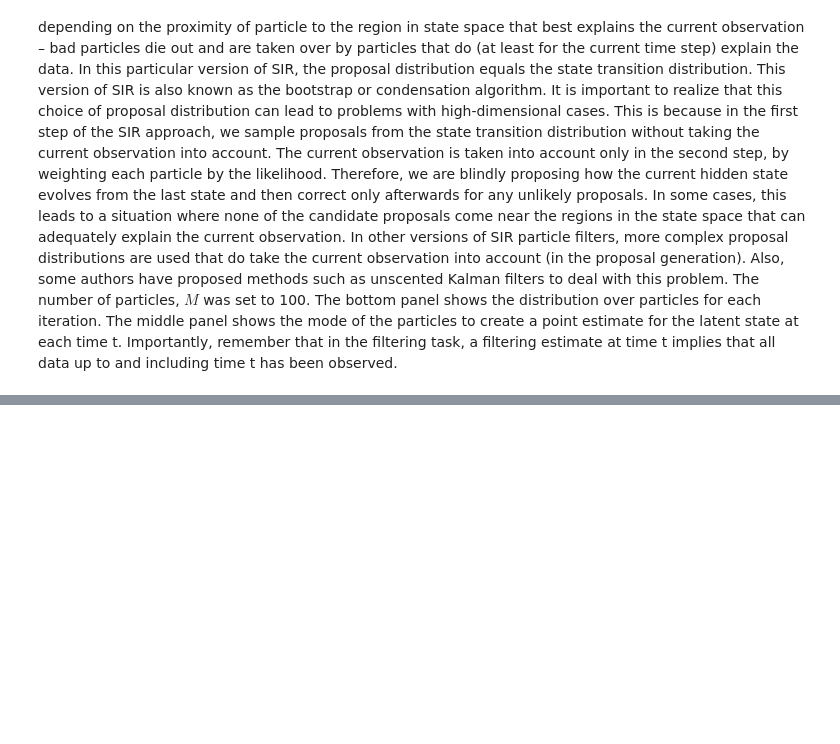
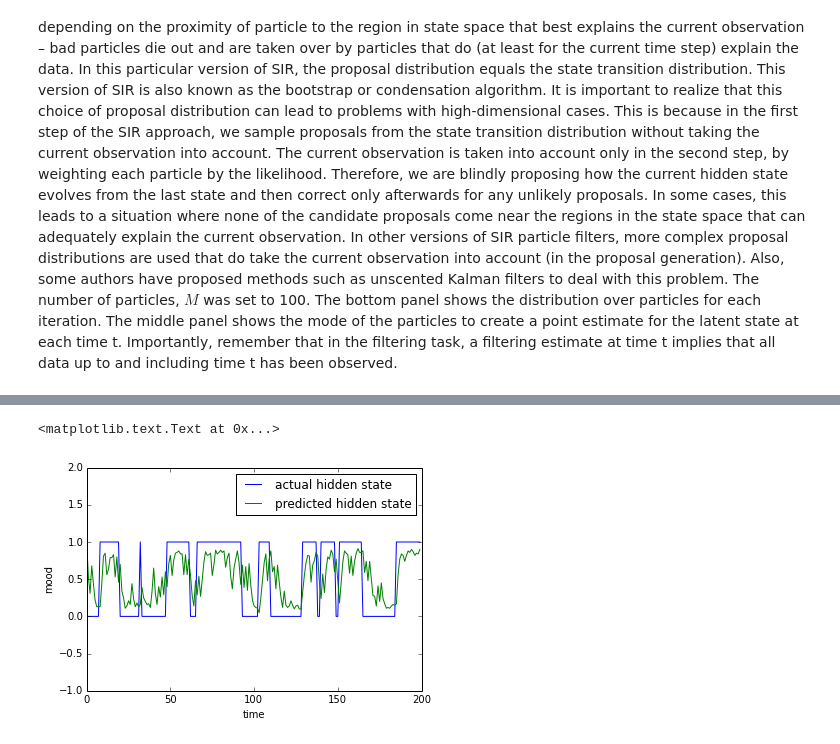
Before and after one commit to AM207/Site, a Jupyter notebook: am207/content/notebooks/Lecture18_HMM.ipynb, the cells around one changed output, grey strips where cells are left out. Drawn from its saved outputs; the diff is of its cells as text; code cells hidden in the pictures; blank space fills up the shorter version.

```diff
--- a/am207/content/notebooks/Lecture18_HMM.ipynb
+++ b/am207/content/notebooks/Lecture18_HMM.ipynb
@@ -550,51 +563,54 @@ show()
 # %%
+import numpy as np
 #number of particles
 M=100
 
-xp=ones((M,Ttotal))
-x= randint(2,size=(M,Ttotal))
+xp=np.ones((M,Ttotal))
+x= np.random.randint(2,size=(M,Ttotal))
 
 #contains weights for each particle at each time step
-w=ones((M,Ttotal))
+w=np.ones((M,Ttotal))
 
 #normalize weights
 w=w/M
 
 k=0
 for t in range(1,Ttotal):
-    r1 = rand(M) # a 1 x M random prob matrix
+    r1 = np.random.rand(M) # a 1 x M random prob matrix
     for i in range(M):
         if r1[i] < a:
             xp[i,t] = 1-x[i,t-1] # change the predicted output
             k=k+1
         else:
             xp[i,t] = x[i,t-1] # don't change the predicted output
         # generate weight based on observation likelihood
         if y[t] == xp[i,t]:
             w[i,t] = b
         else:
             w[i,t] = 1-b
     #normalize
     w[:,t] = w[:,t] / sum(w[:,t])
 
     #generate M new particles
     j=0
     while j < M-1:
-        i = randint(M)
-        if rand() < w[i,t]:
+        i = np.random.randint(M)
+        if np.random.rand() < w[i,t]:
             x[j,t] = xp[i,t]
             j = j+1
 
 # calculte the averaged predicted hidden state
-pred = zeros(Ttotal)
+pred = np.zeros(Ttotal)
 for t in range(Ttotal):
     pred[t] = (sum(xp[:,t])/M)
 
 #plot the results
-plot([i for i in range(Ttotal)], xs)
-ylim([-1,2])
-plot([i for i in range(Ttotal)], pred)
-legend(['actual hidden state', 'predicted hidden state'])
-xlabel('time')
-ylabel('mood')
-show()
+plt.plot([i for i in range(Ttotal)], xs)
+plt.ylim([-1,2])
+plt.plot([i for i in range(Ttotal)], pred)
+plt.legend(['actual hidden state', 'predicted hidden state'])
+plt.xlabel('time')
+plt.ylabel('mood')
+# %% [output]
+<matplotlib.text.Text at 0x...>
+[figure, added]
```
Also changed, not shown: parts of 5 cells of this notebook, 5 other files.
